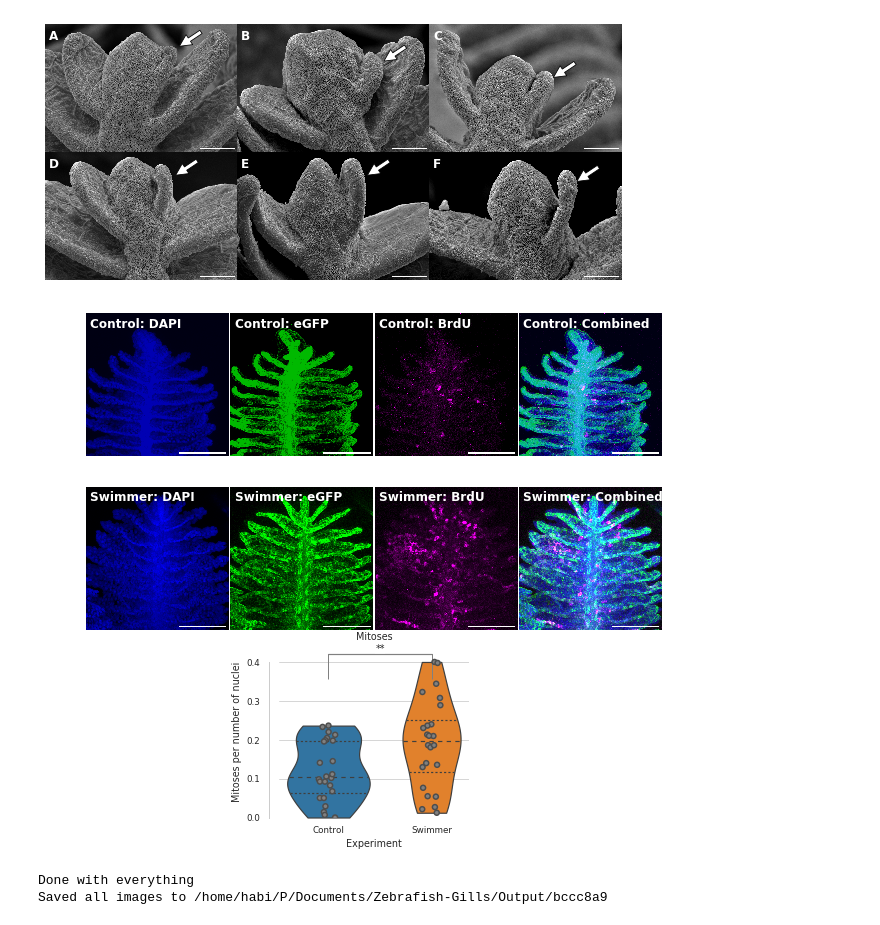
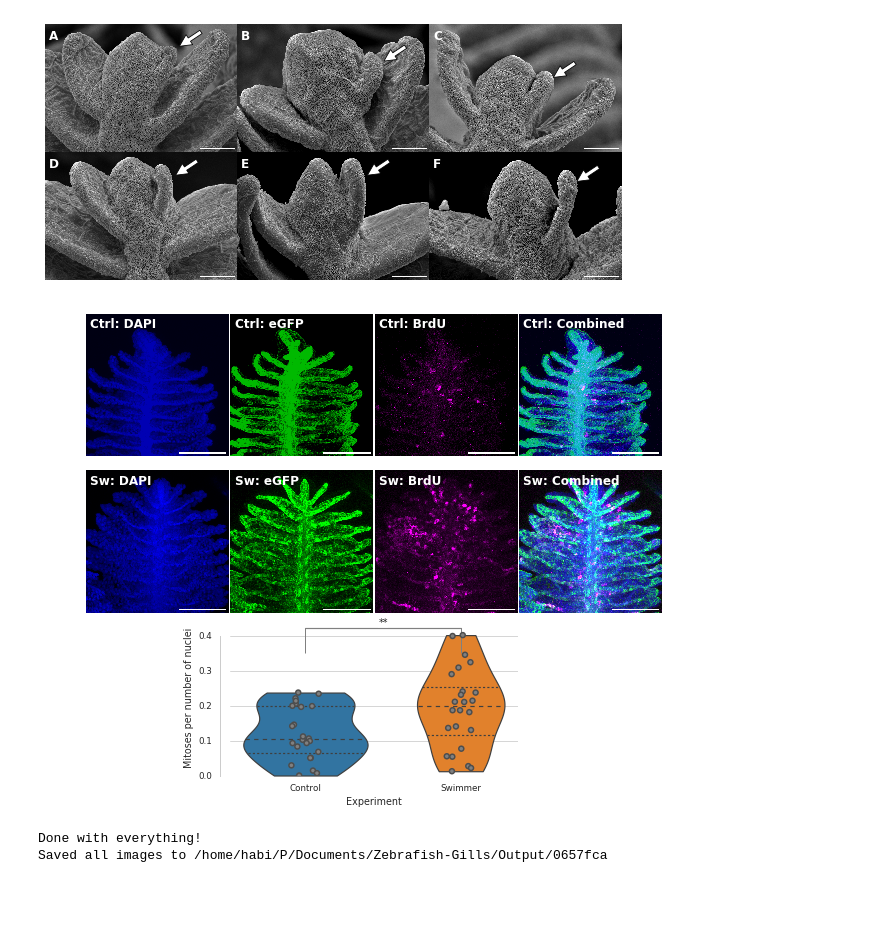
Before and after one commit to habi/Zebra-Fish-Gills, a Jupyter notebook: Gills-Analysis.ipynb, the cells around one changed output. Drawn from its saved outputs; the diff is of its cells as text; code cells hidden in the pictures; blank space fills up the shorter version.

```diff
--- a/Gills-Analysis.ipynb
+++ b/Gills-Analysis.ipynb
@@ -3544,13 +3551,14 @@ co1 = [co1[i] for i in order]
 sw5 = [sw5[i] for i in order]
 # %%
 # Fig07: last panel: quantification of mitoses: confocal panel and graph, the 'overview' figure I'll delete it was still just provisory
-plt.rcParams['figure.figsize'] = (8, 8)
+plt.rcParams['figure.figsize'] = (8, 6.5)
 pixelsize_confocal = 0.2020
+gs = plt.gcf().add_gridspec(3, 4)
 for panel in range(4):
-    plt.subplot(3, 4, panel + 1)
+    plt.gcf().add_subplot(gs[0, panel])
     img = imageio.imread(co1[panel])
     plt.imshow(img)
-    image_label(img, 'Control: ' + names[panel])
+    image_label(img, 'Ctrl: ' + names[panel])
     plt.gca().add_artist(ScaleBar(pixelsize_confocal,
                                   'um',
                                   fixed_value=100,
@@ -3558,50 +3566,50 @@ for panel in range(4):
     plt.gca().set_axis_off()
     plt.margins(0, 0)
 for panel in range(4):
-    plt.subplot(3, 4, 4 + panel + 1)
+    plt.gcf().add_subplot(gs[1, panel])
     img = imageio.imread(sw5[panel])
     plt.imshow(img)
-    image_label(img, 'Swimmer: ' + names[panel])
+    image_label(img, 'Sw: ' + names[panel])
     plt.gca().add_artist(ScaleBar(pixelsize_confocal,
                                   'um',
                                   fixed_value=100,
                                   label_formatter = lambda x, y:''))
     plt.gca().set_axis_off()
     plt.margins(0, 0)
-plt.subplot(338)
+plt.gcf().add_subplot(gs[2, 1:3])
 seaborn.violinplot(data=Mitoses,
                    x=Mitoses['Experiment'],
                    y=Mitoses['M_per_N'],
                    cut=0,
                    inner='quartiles')
 seaborn.stripplot(data=Mitoses,
                   x=Mitoses['Experiment'],
                   y=Mitoses['M_per_N'],
                   jitter=True,
                   s=5,
                   linewidth=1.5,
                   color='gray')
 significance_bar(0, 1,
                  numpy.max(Mitoses['M_per_N'].max()),
                  p_value_mitosis)
 plt.ylabel('Mitoses per number of nuclei')
 if zerotheplots:
     plt.ylim(ymin=0)
-plt.title('Mitoses')
+# plt.title('Mitoses')
 seaborn.despine(offset=10, trim=True, bottom=True)
-plt.subplots_adjust(top=0.9, bottom=0,
+plt.subplots_adjust(top=1, bottom=0,
                     right=1, left=0,
                     hspace=0.01, wspace=0.01)
 plt.savefig(os.path.join(OutPutDir,
                          'Fig07.png'),
             bbox_inches='tight',
             pad_inches=0)
 plt.show()
 # %% [output]
-[figure, old version]
+[figure, new version]
 # %%
-print('Done with everything')
+print('Done with everything!')
 print('Saved all images to %s' % OutPutDir)
 # %% [output]
-Done with everything
-Saved all images to /home/habi/P/Documents/Zebrafish-Gills/Output/bccc8a9
+Done with everything!
+Saved all images to /home/habi/P/Documents/Zebrafish-Gills/Output/0657fca
```
Also changed, not shown: parts of 19 cells of this notebook.
